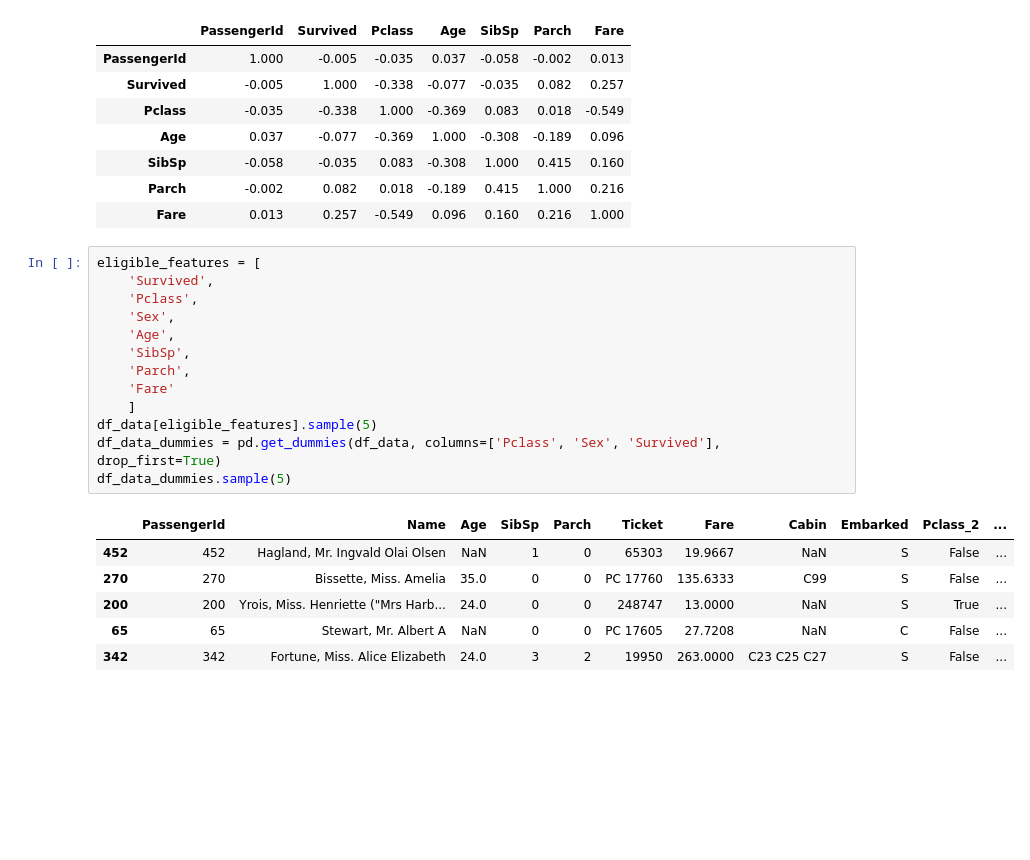
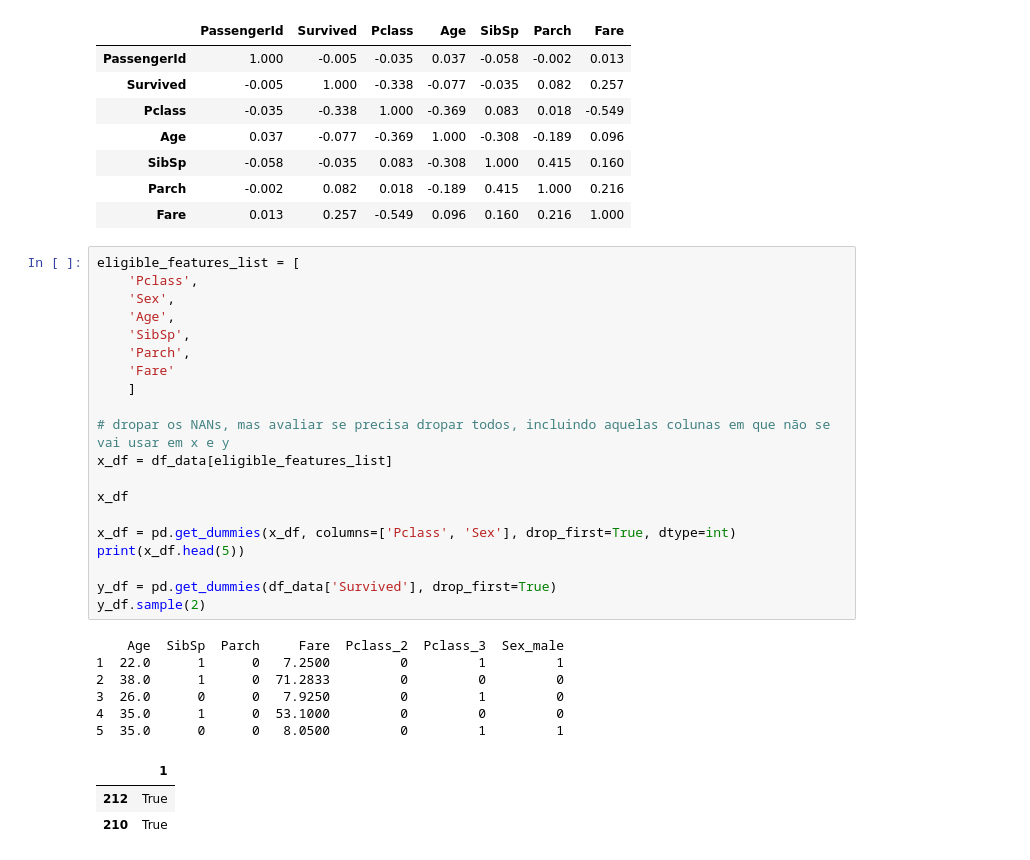
Before and after one commit to Zericardos/regressao-logistica, a Jupyter notebook: analise.ipynb, the cells around one changed output. Saved outputs shown, nothing was run; the diff lists cells and outputs as text; blank space fills up the shorter version.

```diff
--- a/analise.ipynb
+++ b/analise.ipynb
@@ -107,22 +107,32 @@ Hover to magify
 | Parch | -0.002 | 0.082 | 0.018 | -0.189 | 0.415 | 1.000 | 0.216 |
 | Fare | 0.013 | 0.257 | -0.549 | 0.096 | 0.160 | 0.216 | 1.000 |
 # %%
-eligible_features = [
-    'Survived',
+eligible_features_list = [
     'Pclass',
     'Sex',
     'Age',
     'SibSp',
     'Parch',
     'Fare'
     ]
-df_data[eligible_features].sample(5)
-df_data_dummies = pd.get_dummies(df_data, columns=['Pclass', 'Sex', 'Survived'], drop_first=True)
-df_data_dummies.sample(5)
+
+# dropar os NANs, mas avaliar se precisa dropar todos, incluindo aquelas colunas em que não se vai usar em x e y
+x_df = df_data[eligible_features_list]
+
+x_df
+
+x_df = pd.get_dummies(x_df, columns=['Pclass', 'Sex'], drop_first=True, dtype=int)
+print(x_df.head(5))
+
+y_df = pd.get_dummies(df_data['Survived'], drop_first=True)
+y_df.sample(2)
 # %% [output]
+    Age  SibSp  Parch     Fare  Pclass_2  Pclass_3  Sex_male
+1  22.0      1      0   7.2500         0         1         1
+2  38.0      1      0  71.2833         0         0         0
+3  26.0      0      0   7.9250         0         1         0
+4  35.0      1      0  53.1000         0         0         0
+5  35.0      0      0   8.0500         0         1         1
-|  | PassengerId | Name | Age | SibSp | Parch | Ticket | Fare | Cabin | Embarked | Pclass_2 | ... |
-| 452 | 452 | Hagland, Mr. Ingvald Olai Olsen | NaN | 1 | 0 | 65303 | 19.9667 | NaN | S | False | ... |
-| 270 | 270 | Bissette, Miss. Amelia | 35.0 | 0 | 0 | PC 17760 | 135.6333 | C99 | S | False | ... |
-| 200 | 200 | Yrois, Miss. Henriette ("Mrs Harb... | 24.0 | 0 | 0 | 248747 | 13.0000 | NaN | S | True | ... |
-| 65 | 65 | Stewart, Mr. Albert A | NaN | 0 | 0 | PC 17605 | 27.7208 | NaN | C | False | ... |
-| 342 | 342 | Fortune, Miss. Alice Elizabeth | 24.0 | 3 | 2 | 19950 | 263.0000 | C23 C25 C27 | S | False | ... |
+|  | 1 |
+| 212 | True |
+| 210 | True |
```
Also changed, not shown: parts of 2 cells of this notebook.
